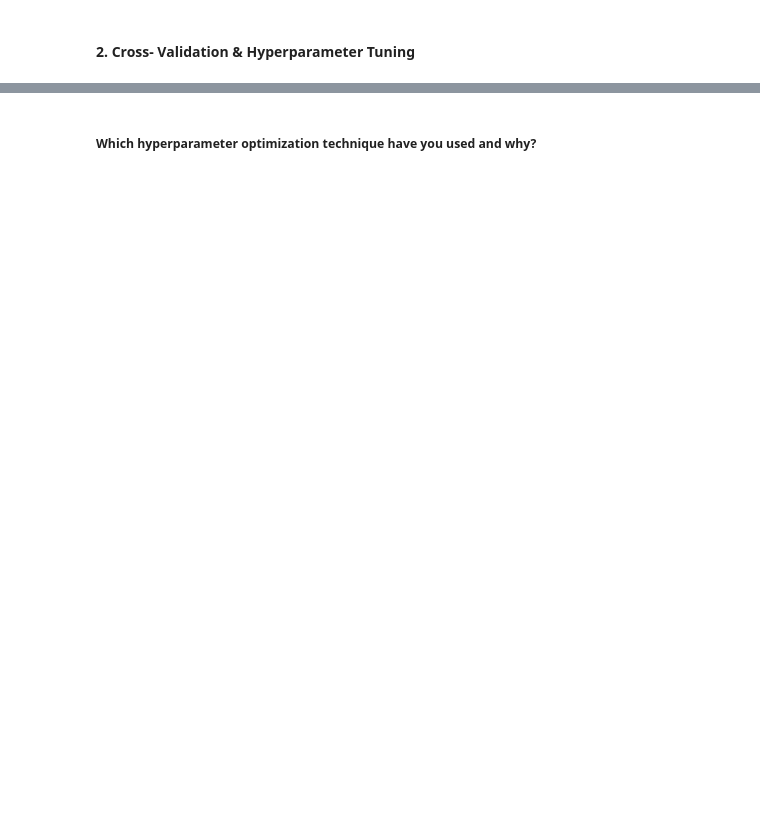
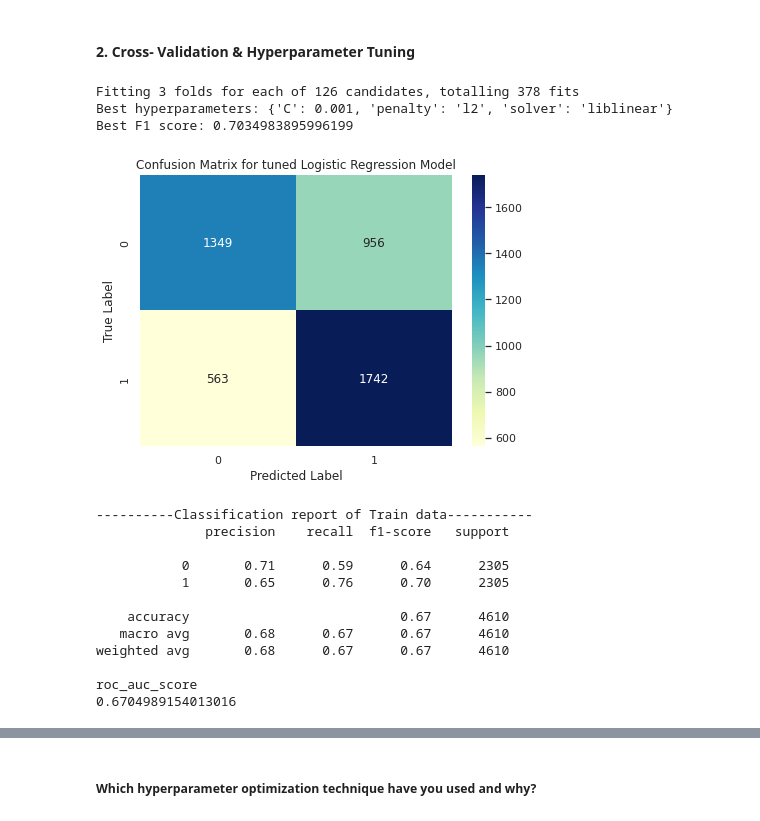
Before and after one commit to HKishanPatel/Cardiovascular-Risk-Prediction, a Jupyter notebook: Cardiovascular_Risk_Prediction.ipynb, the cells around one changed output, grey strips where cells are left out. Drawn from its saved outputs; the diff is of its cells as text; code cells hidden in the pictures; blank space fills up the shorter version.

```diff
--- a/Cardiovascular_Risk_Prediction.ipynb
+++ b/Cardiovascular_Risk_Prediction.ipynb
@@ -1206,0 +1310,63 @@ We used random oversampling to balance the imbalanced dataset by duplicating obs
+# %%
+# ML Model - 1 Implementation with hyperparameter optimization techniques (i.e., GridSearch CV, RandomSearch CV, Bayesian Optimization etc.)
+# Define the Logistic Regression and the grid of parameters
+lr = LogisticRegression(max_iter=10000)
+param_grid = {'solver':['newton-cg', 'lbfgs', 'liblinear'], 'penalty':['10','l2','14','16','20','18'], 'C':[1000, 100, 10, 1.0, 0.1, 0.01, 0.001]}
+
+# Define the grid search and cross-validation
+cv = RepeatedStratifiedKFold(n_splits=10, n_repeats=3, random_state=1)
+grid_search = GridSearchCV(estimator=lr, param_grid=param_grid, n_jobs=-1, cv=3, scoring='f1', error_score=0, verbose=3)
+
+# Fit the grid search to the data
+grid_search.fit(x_train, y_train)
+
+# Print the best hyperparameters and the corresponding F1 score
+print('Best hyperparameters:', grid_search.best_params_)
+print('Best F1 score:', grid_search.best_score_)
+
+# Fit the Algorithm
+best_lr = LogisticRegression(**grid_search.best_params_)
+best_lr.fit(x_train, y_train)
+
+# Predict on the model
+y_pred_train = best_lr.predict(x_train)
+y_pred_test = best_lr.predict(x_test)
+# %% [output]
+Fitting 3 folds for each of 126 candidates, totalling 378 fits
+Best hyperparameters: {'C': 0.001, 'penalty': 'l2', 'solver': 'liblinear'}
+Best F1 score: 0.7034983895996199
+# %%
+# Visualizing evaluation Metric Score chart
+
+# Create confusion matrix
+cm = confusion_matrix(y_train, y_pred_train)
+
+# Plot the confusion matrix
+plt.figure(figsize=(7,5))
+sns.heatmap(cm, annot=True, fmt='d', cmap='YlGnBu')
+plt.xlabel('Predicted Label')
+plt.ylabel('True Label')
+plt.title('Confusion Matrix for tuned Logistic Regression Model')
+plt.show()
+
+# Classification report
+print("\n"'----------Classification report of Train data-----------')
+print(classification_report(y_train, y_pred_train))
+
+# Calculate roc-auc score
+print("roc_auc_score")
+print(metrics.roc_auc_score(y_train, y_pred_train))
+# %% [output]
+[figure, added]
+----------Classification report of Train data-----------
+              precision    recall  f1-score   support
+
+           0       0.71      0.59      0.64      2305
+           1       0.65      0.76      0.70      2305
+
+    accuracy                           0.67      4610
+   macro avg       0.68      0.67      0.67      4610
+weighted avg       0.68      0.67      0.67      4610
+
+roc_auc_score
+0.6704989154013016
```
Also changed, not shown: parts of 39 cells of this notebook.
